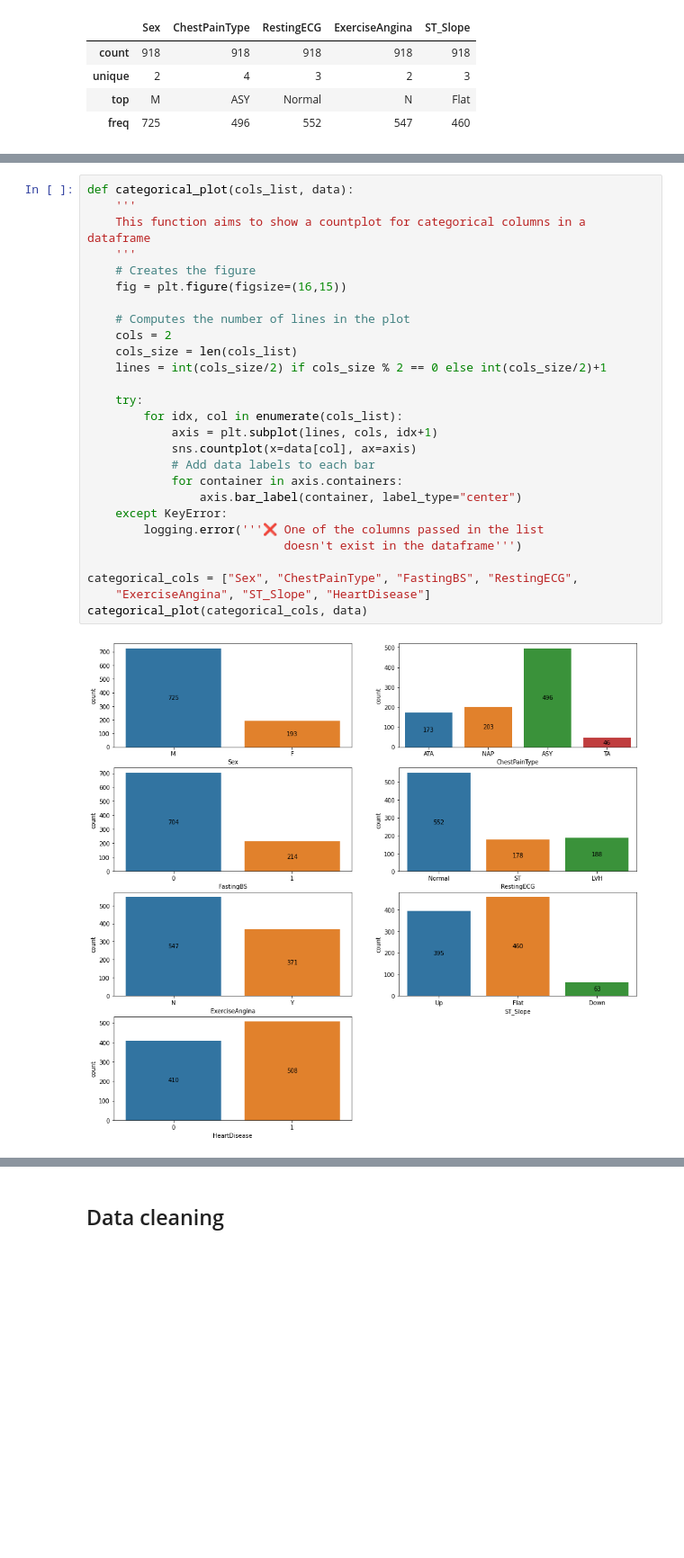
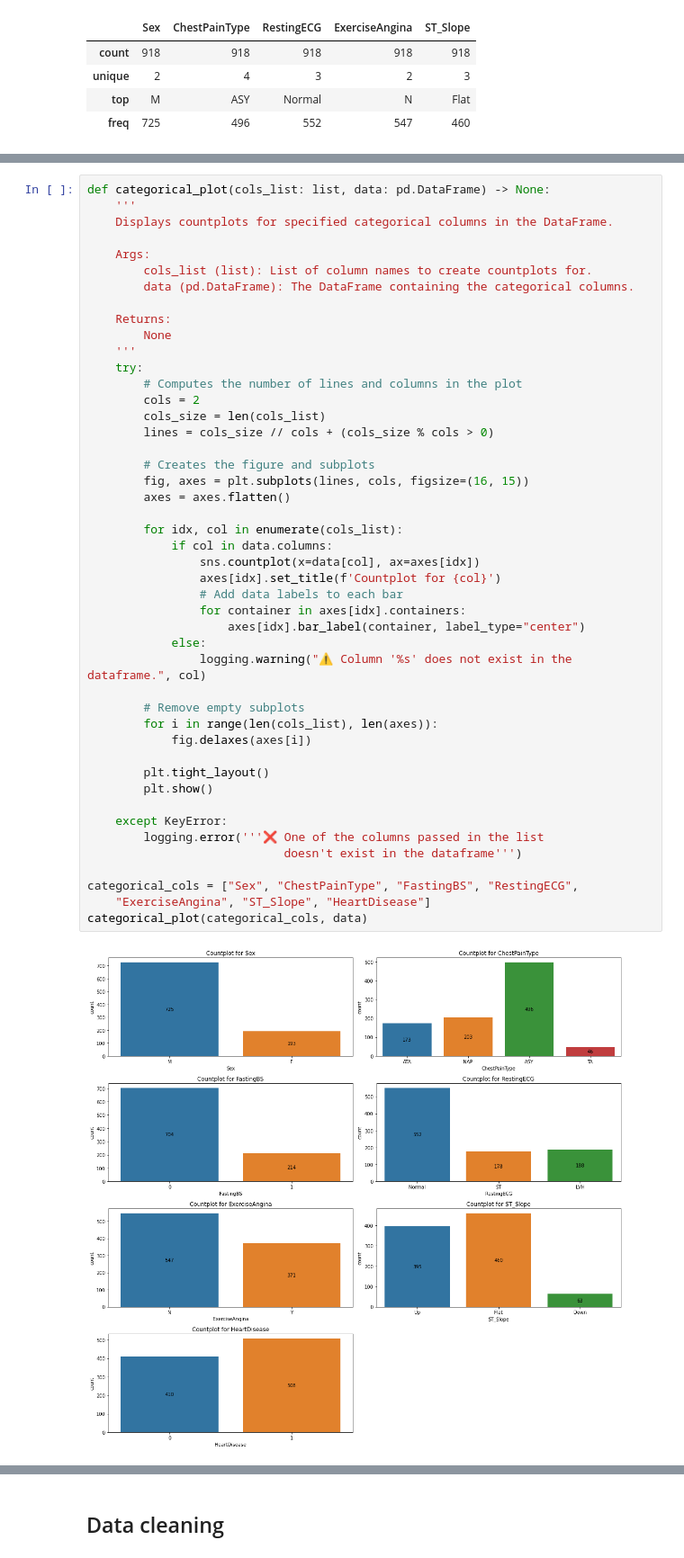
Before and after one commit to marianabritoazevedo/mlops2023, a Jupyter notebook: Python_Essentials_for_MLOps/project03/project3_notebook.ipynb, the cells around one changed output, grey strips where cells are left out. Shown: that part at 90% size. Saved outputs shown, nothing was run; the diff lists cells and outputs as text; blank space fills up the shorter version.

```diff
--- a/Python_Essentials_for_MLOps/project03/project3_notebook.ipynb
+++ b/Python_Essentials_for_MLOps/project03/project3_notebook.ipynb
@@ -179,30 +230,49 @@ ERROR:root:❌ One of the columns passed in the list doesn't exist in the datafr
 # %%
-def categorical_plot(cols_list, data):
+def categorical_plot(cols_list: list, data: pd.DataFrame) -> None:
     '''
-    This function aims to show a countplot for categorical columns in a dataframe
+    Displays countplots for specified categorical columns in the DataFrame.
+
+    Args:
+        cols_list (list): List of column names to create countplots for.
+        data (pd.DataFrame): The DataFrame containing the categorical columns.
+
+    Returns:
+        None
     '''
-    # Creates the figure
-    fig = plt.figure(figsize=(16,15))
+    try:
+        # Computes the number of lines and columns in the plot
+        cols = 2
+        cols_size = len(cols_list)
+        lines = cols_size // cols + (cols_size % cols > 0)
 
-    # Computes the number of lines in the plot
-    cols = 2
-    cols_size = len(cols_list)
-    lines = int(cols_size/2) if cols_size % 2 == 0 else int(cols_size/2)+1
+        # Creates the figure and subplots
+        fig, axes = plt.subplots(lines, cols, figsize=(16, 15))
+        axes = axes.flatten()
 
-    try:
         for idx, col in enumerate(cols_list):
-            axis = plt.subplot(lines, cols, idx+1)
-            sns.countplot(x=data[col], ax=axis)
-            # Add data labels to each bar
-            for container in axis.containers:
-                axis.bar_label(container, label_type="center")
+            if col in data.columns:
+                sns.countplot(x=data[col], ax=axes[idx])
+                axes[idx].set_title(f'Countplot for {col}')
+                # Add data labels to each bar
+                for container in axes[idx].containers:
+                    axes[idx].bar_label(container, label_type="center")
+            else:
+                logging.warning("⚠️ Column '%s' does not exist in the dataframe.", col)
+
+        # Remove empty subplots
+        for i in range(len(cols_list), len(axes)):
+            fig.delaxes(axes[i])
+
+        plt.tight_layout()
+        plt.show()
+
     except KeyError:
         logging.error('''❌ One of the columns passed in the list
                             doesn't exist in the dataframe''')
 
 categorical_cols = ["Sex", "ChestPainType", "FastingBS", "RestingECG",
     "ExerciseAngina", "ST_Slope", "HeartDisease"]
 categorical_plot(categorical_cols, data)
 # %% [output]
-[figure, old version]
+[figure, new version]
 # %%
```
Also changed, not shown: parts of 18 cells of this notebook, 2 other files.
